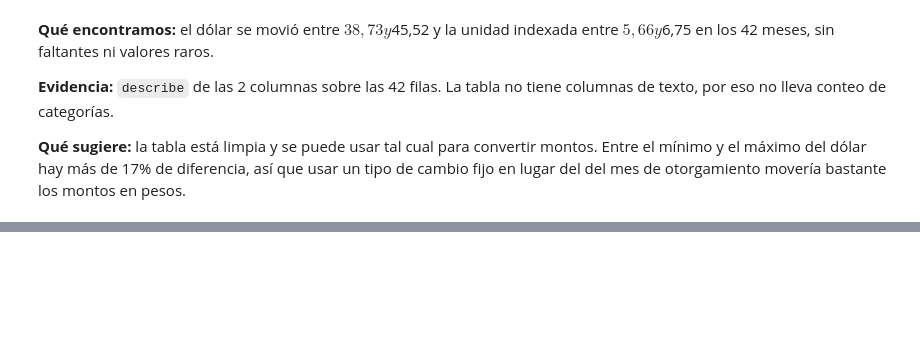
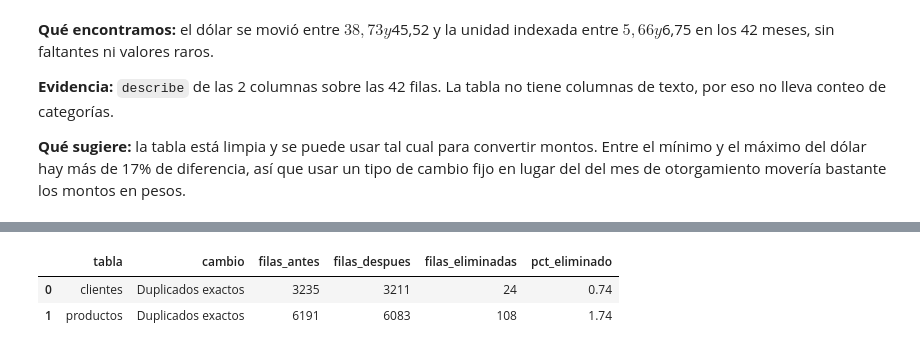
Before and after one commit to ncho06-a11y/proyecto-final-merli, a Jupyter notebook: notebooks/analisis_riesgo_credito.ipynb, the cells around one changed output, grey strips where cells are left out. Cells and saved outputs as stored; diff of their text form; code cells hidden in the pictures; blank space fills up the shorter version.

```diff
--- a/notebooks/analisis_riesgo_credito.ipynb
+++ b/notebooks/analisis_riesgo_credito.ipynb
@@ -371,0 +458,31 @@ display(describir_continuas(tipo_cambio))
+# %%
+# Elimino los duplicados exactos: son la misma fila cargada dos veces
+bitacora_limpieza = []
+
+filas_antes = len(clientes)
+clientes = clientes.drop_duplicates()
+bitacora_limpieza.append(
+    registrar_cambio(
+        tabla_afectada="clientes",
+        descripcion="Duplicados exactos",
+        filas_antes=filas_antes,
+        filas_despues=len(clientes),
+    )
+)
+
+filas_antes = len(productos)
+productos = productos.drop_duplicates()
+bitacora_limpieza.append(
+    registrar_cambio(
+        tabla_afectada="productos",
+        descripcion="Duplicados exactos",
+        filas_antes=filas_antes,
+        filas_despues=len(productos),
+    )
+)
+
+display(pd.DataFrame(bitacora_limpieza))
+# %% [output]
+|  | tabla | cambio | filas_antes | filas_despues | filas_eliminadas | pct_eliminado |
+| 0 | clientes | Duplicados exactos | 3235 | 3211 | 24 | 0.74 |
+| 1 | productos | Duplicados exactos | 6191 | 6083 | 108 | 1.74 |
```
Also changed, not shown: parts of 15 cells of this notebook.
